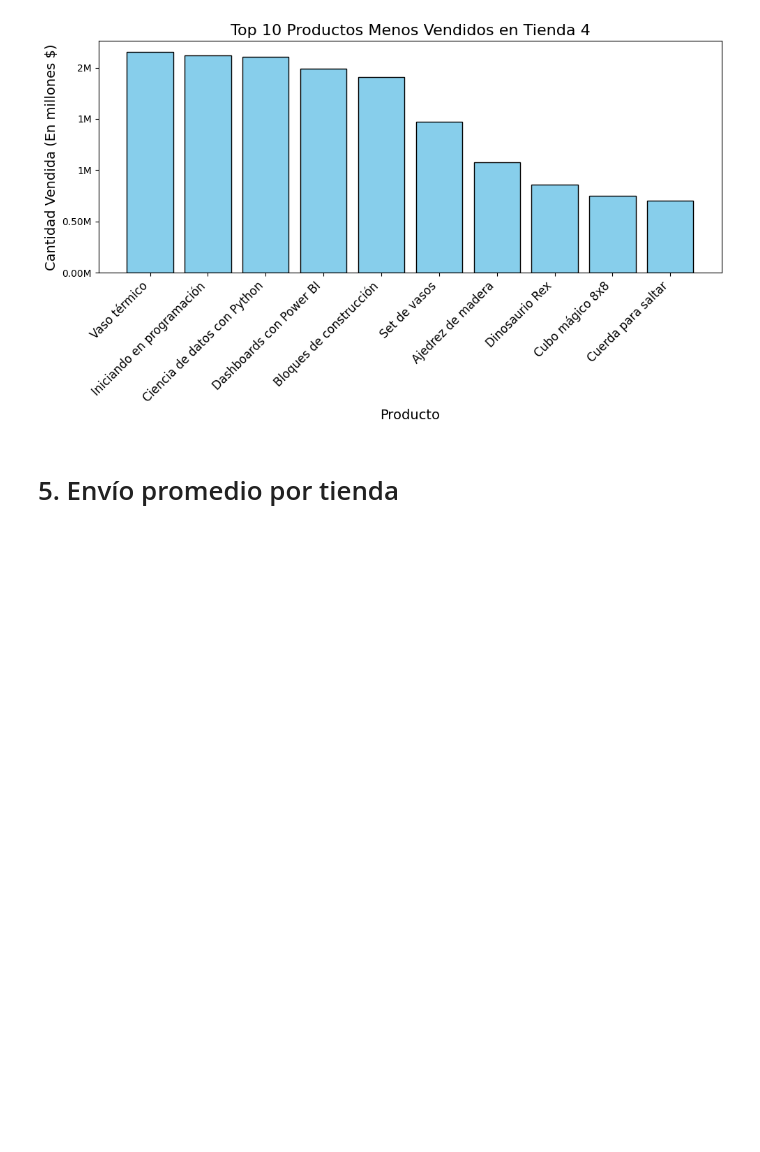
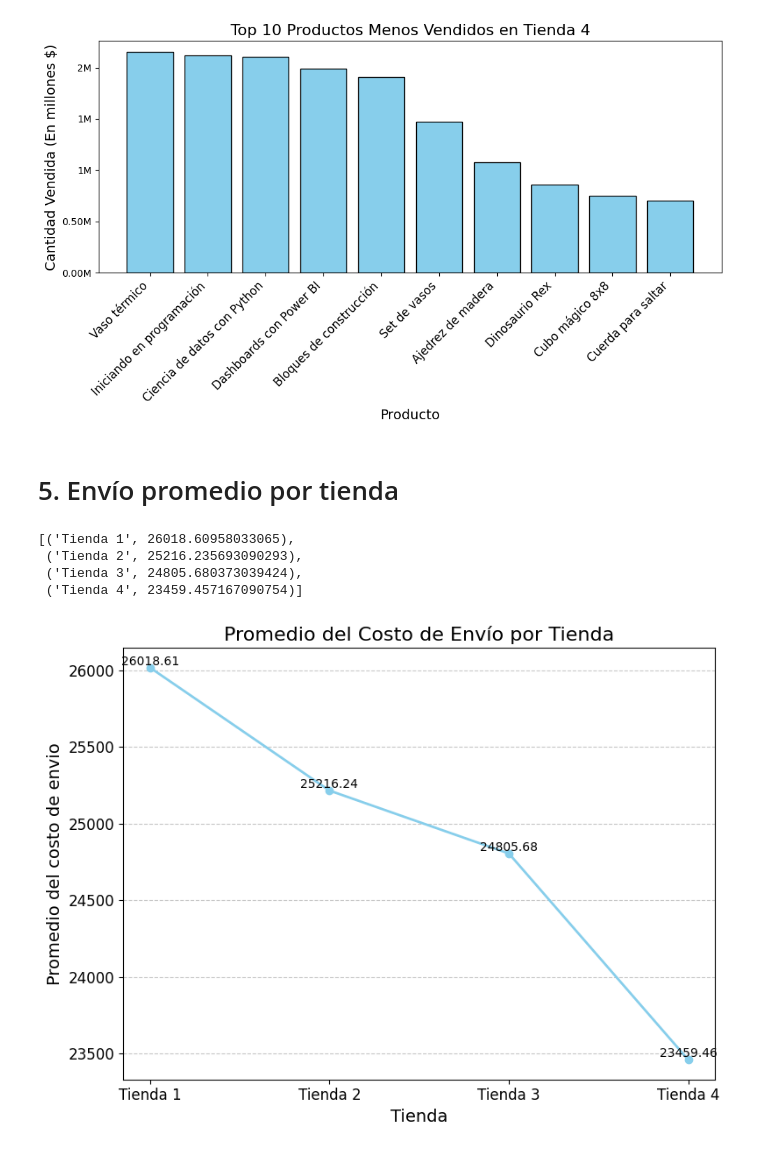
Before and after one commit to ARTAA123/Challenge-Alura-Store, a Jupyter notebook: AluraStoreLatam.ipynb, the cells around one changed output. Drawn from its saved outputs; the diff is of its cells as text; code cells hidden in the pictures; blank space fills up the shorter version.

Commit message:
Incluye análisis del costo de envió promedio por tienda

```diff
--- a/AluraStoreLatam.ipynb
+++ b/AluraStoreLatam.ipynb
@@ -385,3 +385,45 @@ producto_menos_vendidos(ventas_producto_tienda4, 'Tienda 4')
 [figure]
 # %% [markdown]
 # 5. Envío promedio por tienda
+# %%
+promedio_envios_tienda1 = sum(tienda['Costo de envío'])/len(tienda)
+promedio_envios_tienda2 = sum(tienda2['Costo de envío'])/len(tienda2)
+promedio_envios_tienda3 = sum(tienda3['Costo de envío'])/len(tienda3)
+promedio_envios_tienda4 = sum(tienda4['Costo de envío'])/len(tienda4)
+promedios_costo_por_tienda = [promedio_envios_tienda1, promedio_envios_tienda2, promedio_envios_tienda3, promedio_envios_tienda4]
+
+promedios_envios = list(zip(tiendas, promedios_costo_por_tienda))
+promedios_envios
+# %% [output]
+[('Tienda 1', 26018.60958033065),
+ ('Tienda 2', 25216.235693090293),
+ ('Tienda 3', 24805.680373039424),
+ ('Tienda 4', 23459.457167090754)]
+# %%
+import pandas as pd
+import matplotlib.pyplot as plt
+
+df = pd.DataFrame(promedios_envios)
+df.columns =["Tienda", "Promedio del costo de envio"]
+
+plt.figure(figsize=(8,6))
+plt.plot(df['Tienda'], df['Promedio del costo de envio'], marker='o', linestyle="-", color='skyblue', linewidth=2)
+
+# Añadir valores sobre cada punto
+for i, row in df.iterrows():
+    plt.text(row['Tienda'], row['Promedio del costo de envio'], f'{row["Promedio del costo de envio"]:.2f}',
+             ha='center', va='bottom', fontsize=10, color='black')
+
+#Etiquetas y titulo del gráfico
+plt.title('Promedio del Costo de Envío por Tienda', fontsize=16)
+plt.xlabel('Tienda', fontsize=14)
+plt.ylabel('Promedio del costo de envio',fontsize=14)
+plt.grid(axis='y', linestyle='--', alpha=0.7)
+plt.xticks(fontsize=12)
+plt.yticks(fontsize=12)
+
+# Mostrar gráfica
+plt.tight_layout()
+plt.show()
+# %% [output]
+[figure, added]
```
